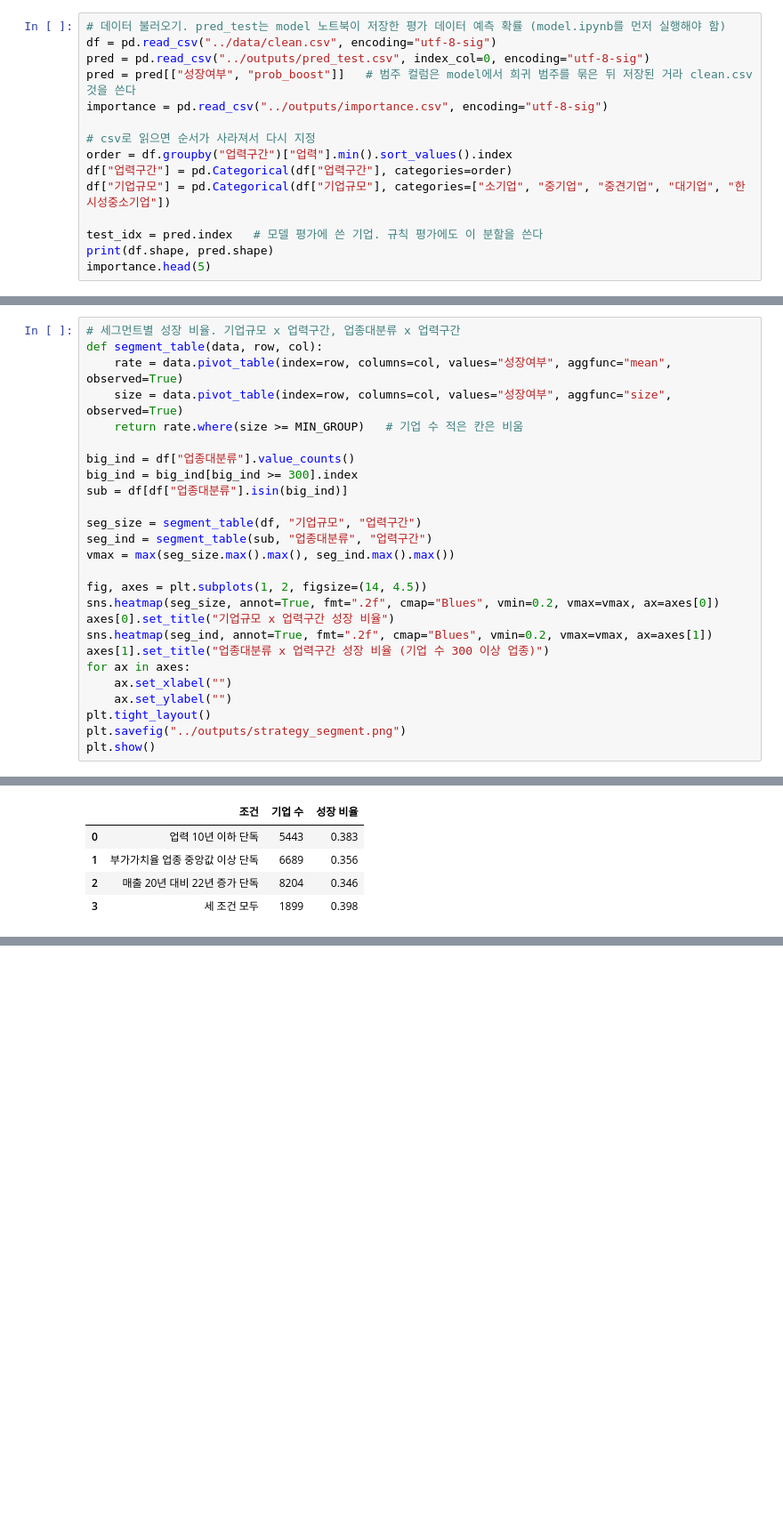
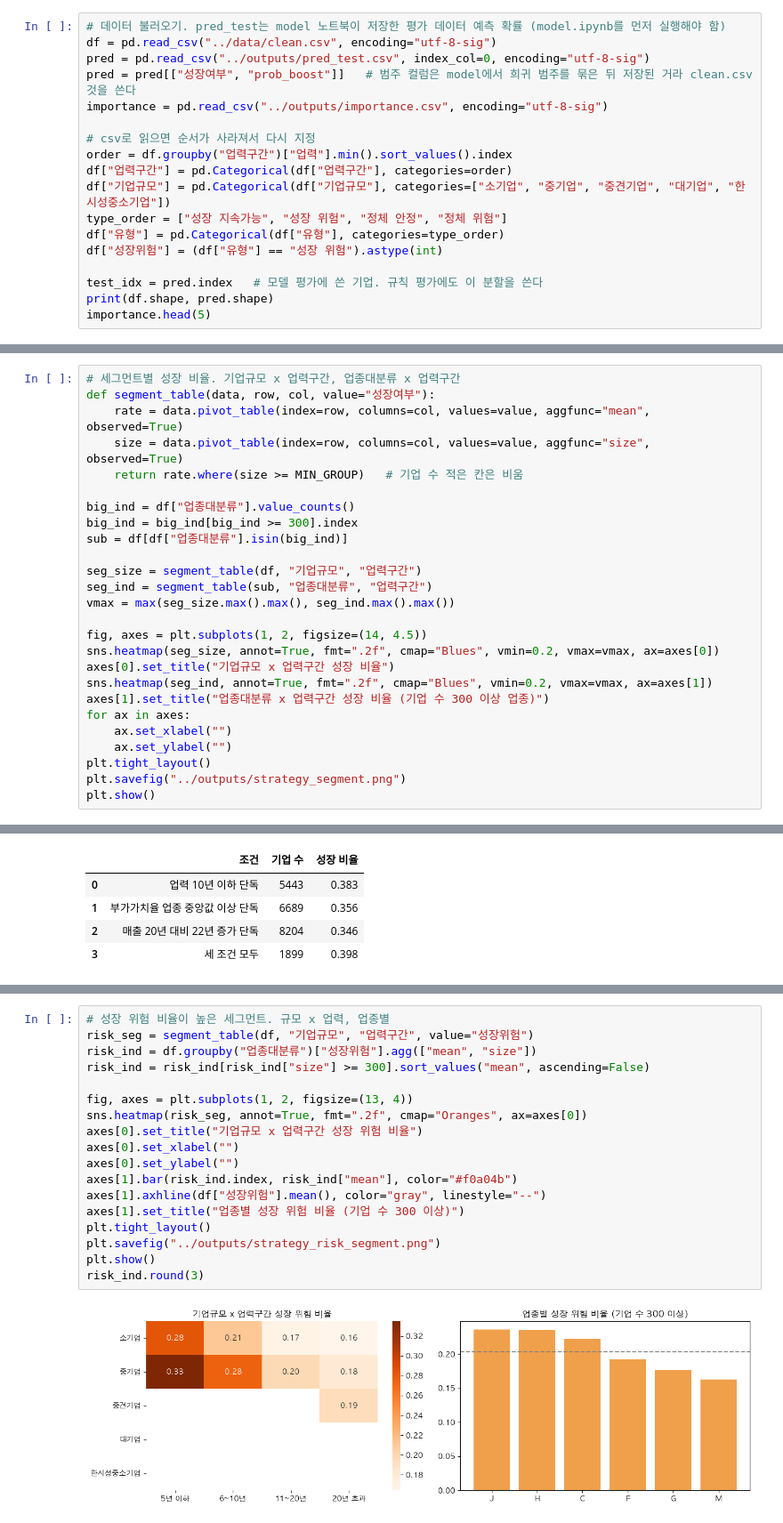
Before and after one commit to JeongHyck06/2026-2_DS_Hackathon, a Jupyter notebook: notebooks/strategy.ipynb, the cells around one changed output, grey strips where cells are left out. Shown at 89% size. Saved outputs shown, nothing was run; the diff lists cells and outputs as text; blank space fills up the shorter version.

```diff
--- a/notebooks/strategy.ipynb
+++ b/notebooks/strategy.ipynb
@@ -23,6 +23,9 @@ importance = pd.read_csv("../outputs/importance.csv", encoding="utf-8-sig")
 order = df.groupby("업력구간")["업력"].min().sort_values().index
 df["업력구간"] = pd.Categorical(df["업력구간"], categories=order)
 df["기업규모"] = pd.Categorical(df["기업규모"], categories=["소기업", "중기업", "중견기업", "대기업", "한시성중소기업"])
+type_order = ["성장 지속가능", "성장 위험", "정체 안정", "정체 위험"]
+df["유형"] = pd.Categorical(df["유형"], categories=type_order)
+df["성장위험"] = (df["유형"] == "성장 위험").astype(int)
 
 test_idx = pred.index   # 모델 평가에 쓴 기업. 규칙 평가에도 이 분할을 쓴다
 print(df.shape, pred.shape)
@@ -87,9 +90,9 @@ compare.round(2)
 | 실제 성장 비율 | 0.49 | 0.20 |
 # %%
 # 세그먼트별 성장 비율. 기업규모 x 업력구간, 업종대분류 x 업력구간
-def segment_table(data, row, col):
-    rate = data.pivot_table(index=row, columns=col, values="성장여부", aggfunc="mean", observed=True)
-    size = data.pivot_table(index=row, columns=col, values="성장여부", aggfunc="size", observed=True)
+def segment_table(data, row, col, value="성장여부"):
+    rate = data.pivot_table(index=row, columns=col, values=value, aggfunc="mean", observed=True)
+    size = data.pivot_table(index=row, columns=col, values=value, aggfunc="size", observed=True)
     return rate.where(size >= MIN_GROUP)   # 기업 수 적은 칸은 비움
 
 big_ind = df["업종대분류"].value_counts()
@@ -190,0 +221,20 @@ pd.DataFrame(rows).round(3)
+# %%
+# 성장 위험 비율이 높은 세그먼트. 규모 x 업력, 업종별
+risk_seg = segment_table(df, "기업규모", "업력구간", value="성장위험")
+risk_ind = df.groupby("업종대분류")["성장위험"].agg(["mean", "size"])
+risk_ind = risk_ind[risk_ind["size"] >= 300].sort_values("mean", ascending=False)
+
+fig, axes = plt.subplots(1, 2, figsize=(13, 4))
+sns.heatmap(risk_seg, annot=True, fmt=".2f", cmap="Oranges", ax=axes[0])
+axes[0].set_title("기업규모 x 업력구간 성장 위험 비율")
+axes[0].set_xlabel("")
+axes[0].set_ylabel("")
+axes[1].bar(risk_ind.index, risk_ind["mean"], color="#f0a04b")
+axes[1].axhline(df["성장위험"].mean(), color="gray", linestyle="--")
+axes[1].set_title("업종별 성장 위험 비율 (기업 수 300 이상)")
+plt.tight_layout()
+plt.savefig("../outputs/strategy_risk_segment.png")
+plt.show()
+risk_ind.round(3)
+# %% [output]
+[figure, added]
```
Also changed, not shown: parts of 5 cells of this notebook.
